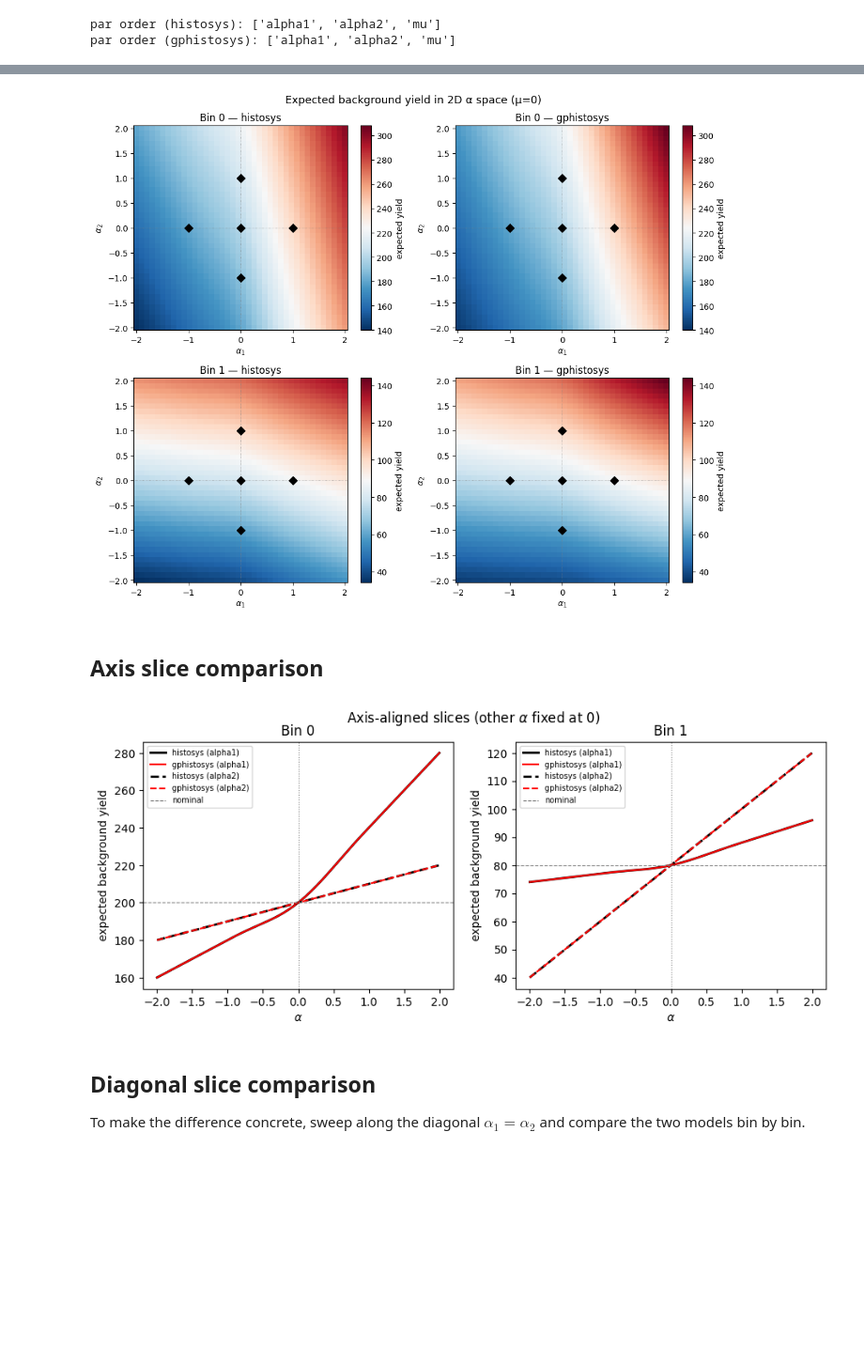
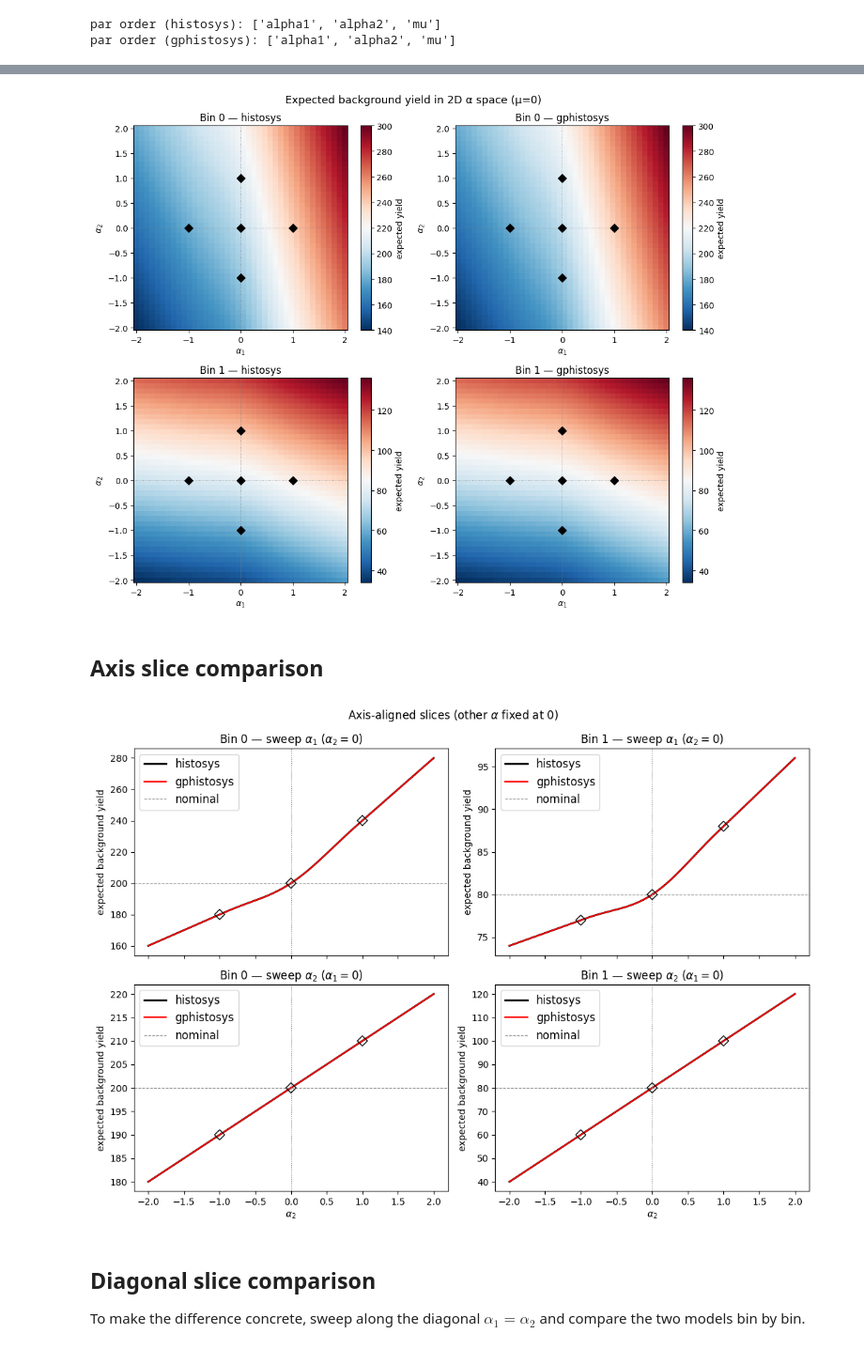
Before and after one commit to JaySandesara/pyhf, a Jupyter notebook: docs/examples/notebooks/gphistosys_2d.ipynb, the cells around one changed output, grey strips where cells are left out. Shown at 94% size. Saved outputs shown, nothing was run; the diff lists cells and outputs as text; code cells hidden in the pictures; blank space fills up the shorter version.

```diff
--- a/docs/examples/notebooks/gphistosys_2d.ipynb
+++ b/docs/examples/notebooks/gphistosys_2d.ipynb
@@ -70,7 +68,7 @@ def make_gphistosys2d_ws(basis, templates, labels):
              "data": NOM,
              "modifiers": [
                  {"name": "alpha",
-                  "type": "gphistosys",
+                  "type": "gphistosys_additive",
                   "data": {"nodes": basis,
                            "templates": templates,
                            "labels": labels}},
@@ -173,46 +171,65 @@ plt.suptitle('Expected background yield in 2D α space (μ=0)', fontsize=13)
 plt.tight_layout()
 plt.show()
 # %% [output]
-[figure, old version]
+[figure, new version]
 # %% [markdown]
 ## Axis slice comparison
 # %%
 scan_vals = np.linspace(-2.0, 2.0, 200)
 
 
 def sweep_axis(model, scan_vals, scan_name, fixed_name, fixed_val=0.0, mu=0.0):
     """Sweep one alpha while holding the other fixed."""
     mu_idx   = model.config.par_map['mu']['slice'].start
     scan_idx = model.config.par_map[scan_name]['slice'].start
     fix_idx  = model.config.par_map[fixed_name]['slice'].start
     out = []
     for a in scan_vals:
         pars = np.array(model.config.suggested_init())
         pars[mu_idx]   = mu
         pars[scan_idx] = a
         pars[fix_idx]  = fixed_val
         out.append(model.expected_actualdata(pars))
     return np.array(out)
 
 
-fig, axes = plt.subplots(1, 2, figsize=(11, 4))
-for bin_idx, ax in enumerate(axes):
-    for scan_name, fixed_name, ls in [('alpha1', 'alpha2', '-'), ('alpha2', 'alpha1', '--')]:
-        y_h = sweep_axis(histo_model, scan_vals, scan_name, fixed_name)
-        y_g = sweep_axis(gp_model,    scan_vals, scan_name, fixed_name)
-        ax.plot(scan_vals, y_h[:, bin_idx], 'k'+ls, lw=2,   label=f'histosys ({scan_name})')
-        ax.plot(scan_vals, y_g[:, bin_idx], 'r'+ls, lw=1.5, label=f'gphistosys ({scan_name})')
-    ax.axvline(0, color='grey', lw=0.8, ls=':')
-    ax.axhline(NOM[bin_idx], color='grey', lw=0.8, ls='--', label='nominal')
-    ax.set_xlabel(r'$\alpha$')
-    ax.set_ylabel('expected background yield')
-    ax.set_title(f'Bin {bin_idx}')
-    ax.legend(fontsize=7)
+# 2 rows (one per scanned alpha) x 2 cols (one per bin).
+alpha_pairs = [('alpha1', 'alpha2'), ('alpha2', 'alpha1')]
+n_bins      = len(NOM)
+basis_lo = {'alpha1': A1_LO, 'alpha2': A2_LO}
+basis_hi = {'alpha1': A1_HI, 'alpha2': A2_HI}
+
+fig, axes = plt.subplots(len(alpha_pairs), n_bins, figsize=(11, 8), sharex=True)
+
+for row, (scan_name, fixed_name) in enumerate(alpha_pairs):
+    y_h = sweep_axis(histo_model, scan_vals, scan_name, fixed_name)
+    y_g = sweep_axis(gp_model,    scan_vals, scan_name, fixed_name)
+
+    for bin_idx in range(n_bins):
+        ax = axes[row, bin_idx]
+        ax.plot(scan_vals, y_h[:, bin_idx], 'k-', lw=2,   label='histosys')
+        ax.plot(scan_vals, y_g[:, bin_idx], 'r-', lw=1.5, label='gphistosys')
+        ax.axvline(0, color='grey', lw=0.8, ls=':')
+        ax.axhline(NOM[bin_idx], color='grey', lw=0.8, ls='--', label='nominal')
+        if row == len(alpha_pairs) - 1:
+            ax.set_xlabel(rf'$\{scan_name[:-1]}_{scan_name[-1]}$')
+        ax.set_ylabel('expected background yield')
+        ax.set_title(rf'Bin {bin_idx} — sweep $\{scan_name[:-1]}_{scan_name[-1]}$ '
+                     rf'($\{fixed_name[:-1]}_{fixed_name[-1]} = 0$)')
+        ax.legend(fontsize=12)
+        ax.scatter(
+            [-1, 0, +1],
+            [basis_lo[scan_name][bin_idx], NOM[bin_idx], basis_hi[scan_name][bin_idx]],
+            marker='D', s=60, facecolor='none', edgecolor='black',
+            zorder=5, label='basis',
+        )
+
 
 plt.suptitle(r'Axis-aligned slices (other $\alpha$ fixed at 0)', fontsize=12)
+plt.tight_layout()
 plt.show()
 # %% [output]
-[figure, old version]
+[figure, new version]
 # %% [markdown]
 ## Diagonal slice comparison
 
```
Also changed, not shown: parts of 9 cells of this notebook, 6 other files.
